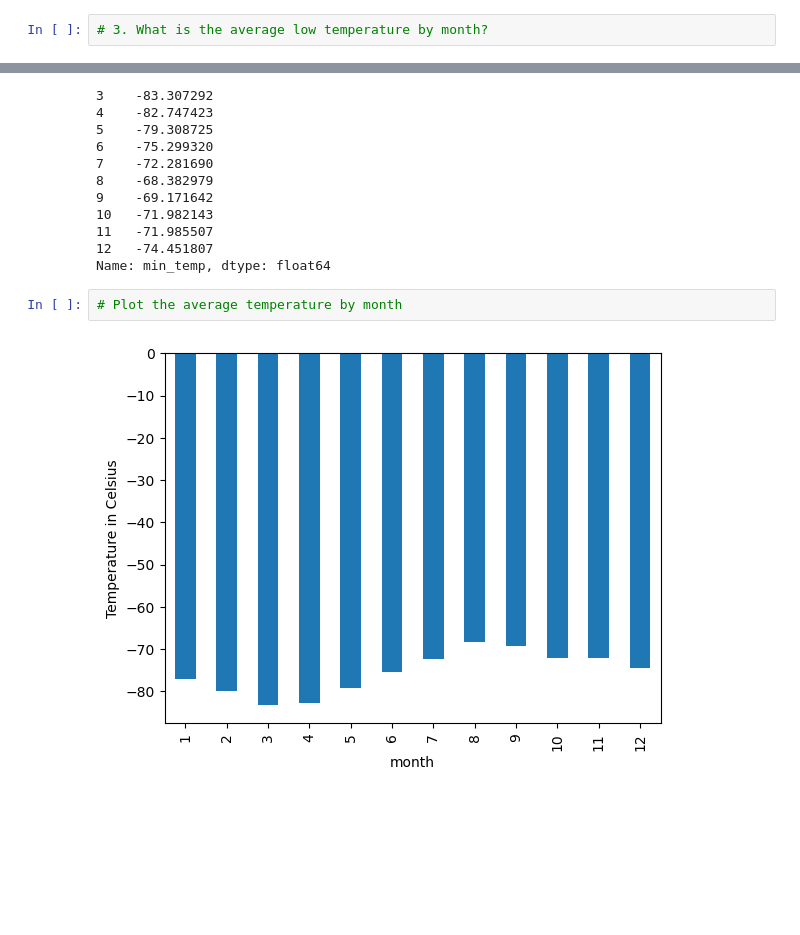
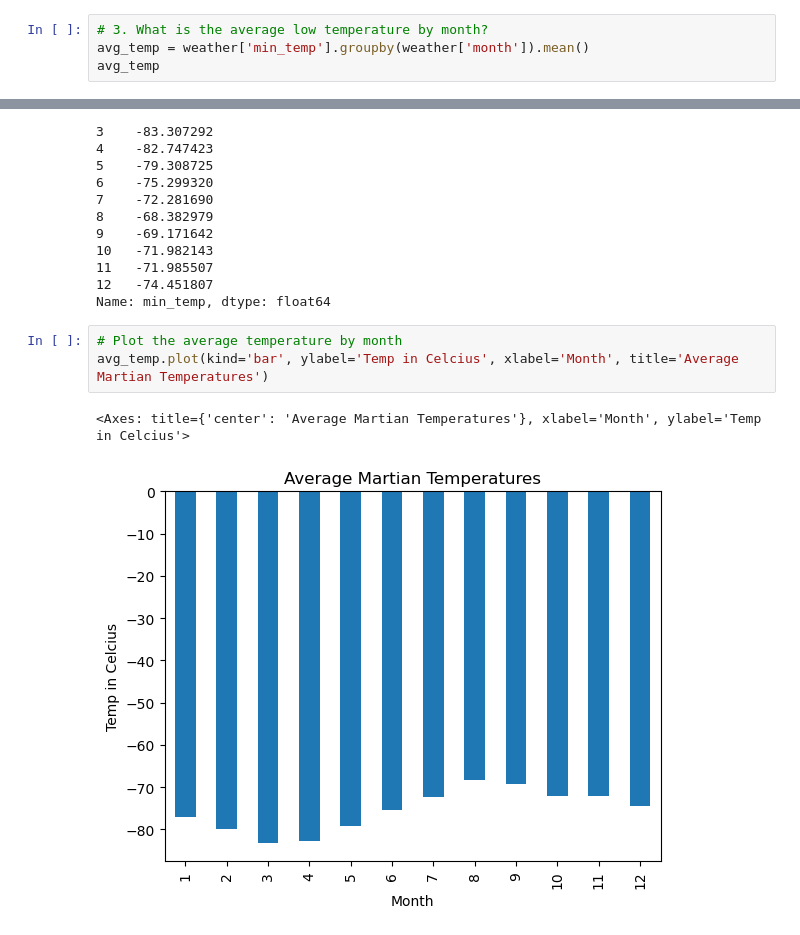
Before and after one commit to jdsouthern/webscraping-challenge, a Jupyter notebook: Mars/part_2_mars_weather.ipynb, the cells around one changed output, grey strips where cells are left out. Drawn from its saved outputs; the diff is of its cells as text; blank space fills up the shorter version.

```diff
--- a/Mars/part_2_mars_weather.ipynb
+++ b/Mars/part_2_mars_weather.ipynb
@@ -167,5 +185,7 @@ Name: month, dtype: int64
 # %%
 # 3. What is the average low temperature by month?
+avg_temp = weather['min_temp'].groupby(weather['month']).mean()
+avg_temp
 # %% [output]
 month
 1    -77.160920
@@ -183,5 +203,7 @@ month
 Name: min_temp, dtype: float64
 # %%
 # Plot the average temperature by month
+avg_temp.plot(kind='bar', ylabel='Temp in Celcius', xlabel='Month', title='Average Martian Temperatures')
 # %% [output]
+<Axes: title={'center': 'Average Martian Temperatures'}, xlabel='Month', ylabel='Temp in Celcius'>
-[figure, old version]
+[figure, new version]
```
Also changed, not shown: parts of 20 cells of this notebook, 1 other file.
